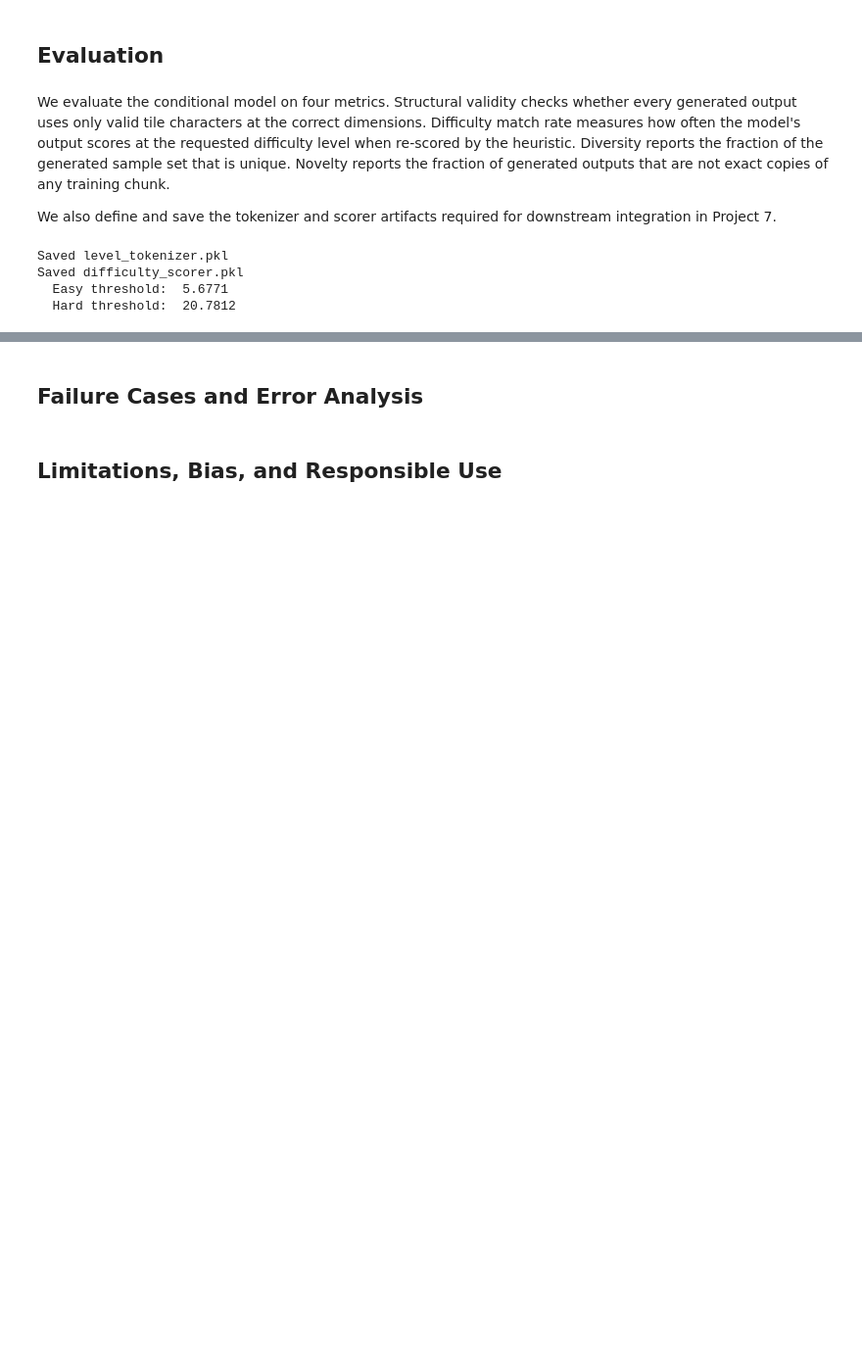
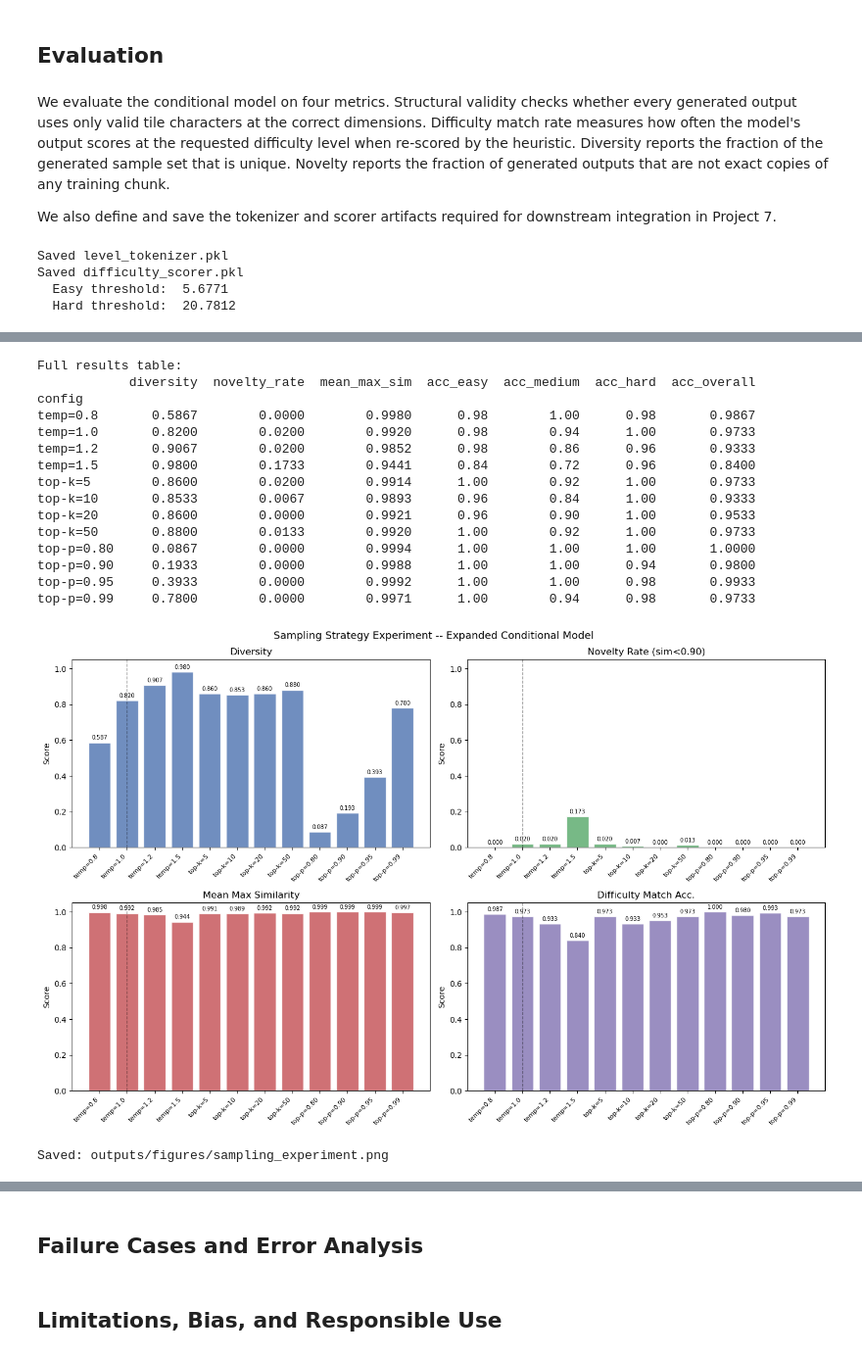
Before and after one commit to thebobmay/generative-ai-transformer-level-generation, a Jupyter notebook: notebooks/generative_model.ipynb, the cells around one changed output, grey strips where cells are left out. Shown at 98% size. Saved outputs shown, nothing was run; the diff lists cells and outputs as text; code cells hidden in the pictures; blank space fills up the shorter version.

```diff
--- a/notebooks/generative_model.ipynb
+++ b/notebooks/generative_model.ipynb
@@ -1259,0 +1769,20 @@ Diversity reached 76.0%: 114 of 150 generated segments were distinct tile grids.
+# %%
+TEMP_CONFIGS = [
+    {"label": "temp=0.8", "kwargs": {"temperature": 0.8}},
+    {"label": "temp=1.0", "kwargs": {"temperature": 1.0}},
+    {"label": "temp=1.2", "kwargs": {"temperature": 1.2}},
+    {"label": "temp=1.5", "kwargs": {"temperature": 1.5}},
+]
+
+print("Temperature experiment (50 samples/class per config)...")
+temp_results = []
+for cfg in TEMP_CONFIGS:
+    r = evaluate_sampling_config(
+        exp_conditional_model, exp_difficulty_scorer, exp_all_chunks,
+        **cfg["kwargs"]
+    )
+    r["config"] = cfg["label"]
+    temp_results.append(r)
+    print(f"  {cfg['label']:<12}  div={r['diversity']:.3f}  "
+          f"nov={r['novelty_rate']:.3f}  sim={r['mean_max_sim']:.4f}  "
+          f"acc={r['acc_overall']:.3f}")
@@ -1259,0 +1829,56 @@ Diversity reached 76.0%: 114 of 150 generated segments were distinct tile grids.
+# %%
+all_sampling_results = temp_results + topkp_results
+results_df = pd.DataFrame(all_sampling_results).set_index("config")
+
+print("Full results table:")
+print(results_df[["diversity", "novelty_rate", "mean_max_sim",
+                   "acc_easy", "acc_medium", "acc_hard", "acc_overall"]].round(4).to_string())
+
+configs = results_df.index.tolist()
+x = range(len(configs))
+
+fig, axes = plt.subplots(2, 2, figsize=(14, 9))
+fig.suptitle("Sampling Strategy Experiment -- Expanded Conditional Model", fontsize=13)
+
+metrics = [
+    ("diversity",    "Diversity",               "#4C72B0"),
+    ("novelty_rate", "Novelty Rate (sim<0.90)", "#55A868"),
+    ("mean_max_sim", "Mean Max Similarity",     "#C44E52"),
+    ("acc_overall",  "Difficulty Match Acc.",   "#8172B2"),
+]
+for ax, (col, title, color) in zip(axes.flat, metrics):
+    ax.bar(x, results_df[col], color=color, alpha=0.8, edgecolor="white")
+    ax.set_xticks(x)
+    ax.set_xticklabels(configs, rotation=45, ha="right", fontsize=8)
+    ax.set_title(title)
+    ax.set_ylabel("Score")
+    ax.set_ylim(0, 1.05)
+    for i, v in enumerate(results_df[col]):
+        ax.text(i, v + 0.01, f"{v:.3f}", ha="center", va="bottom", fontsize=7)
+
+baseline_idx = configs.index("temp=1.0")
+for ax in axes.flat:
+    ax.axvline(baseline_idx, color="black", linewidth=1, linestyle="--", alpha=0.4)
+
+plt.tight_layout()
+plt.savefig("../outputs/figures/sampling_experiment.png", dpi=150, bbox_inches="tight")
+plt.show()
+print("Saved: outputs/figures/sampling_experiment.png")
+# %% [output]
+Full results table:
+            diversity  novelty_rate  mean_max_sim  acc_easy  acc_medium  acc_hard  acc_overall
+config
+temp=0.8       0.5867        0.0000        0.9980      0.98        1.00      0.98       0.9867
+temp=1.0       0.8200        0.0200        0.9920      0.98        0.94      1.00       0.9733
+temp=1.2       0.9067        0.0200        0.9852      0.98        0.86      0.96       0.9333
+temp=1.5       0.9800        0.1733        0.9441      0.84        0.72      0.96       0.8400
+top-k=5        0.8600        0.0200        0.9914      1.00        0.92      1.00       0.9733
+top-k=10       0.8533        0.0067        0.9893      0.96        0.84      1.00       0.9333
+top-k=20       0.8600        0.0000        0.9921      0.96        0.90      1.00       0.9533
+top-k=50       0.8800        0.0133        0.9920      1.00        0.92      1.00       0.9733
+top-p=0.80     0.0867        0.0000        0.9994      1.00        1.00      1.00       1.0000
+top-p=0.90     0.1933        0.0000        0.9988      1.00        1.00      0.94       0.9800
+top-p=0.95     0.3933        0.0000        0.9992      1.00        1.00      0.98       0.9933
+top-p=0.99     0.7800        0.0000        0.9971      1.00        0.94      0.98       0.9733
+[figure, added]
+Saved: outputs/figures/sampling_experiment.png
```
Also changed, not shown: parts of 35 cells of this notebook, 34 other files.
